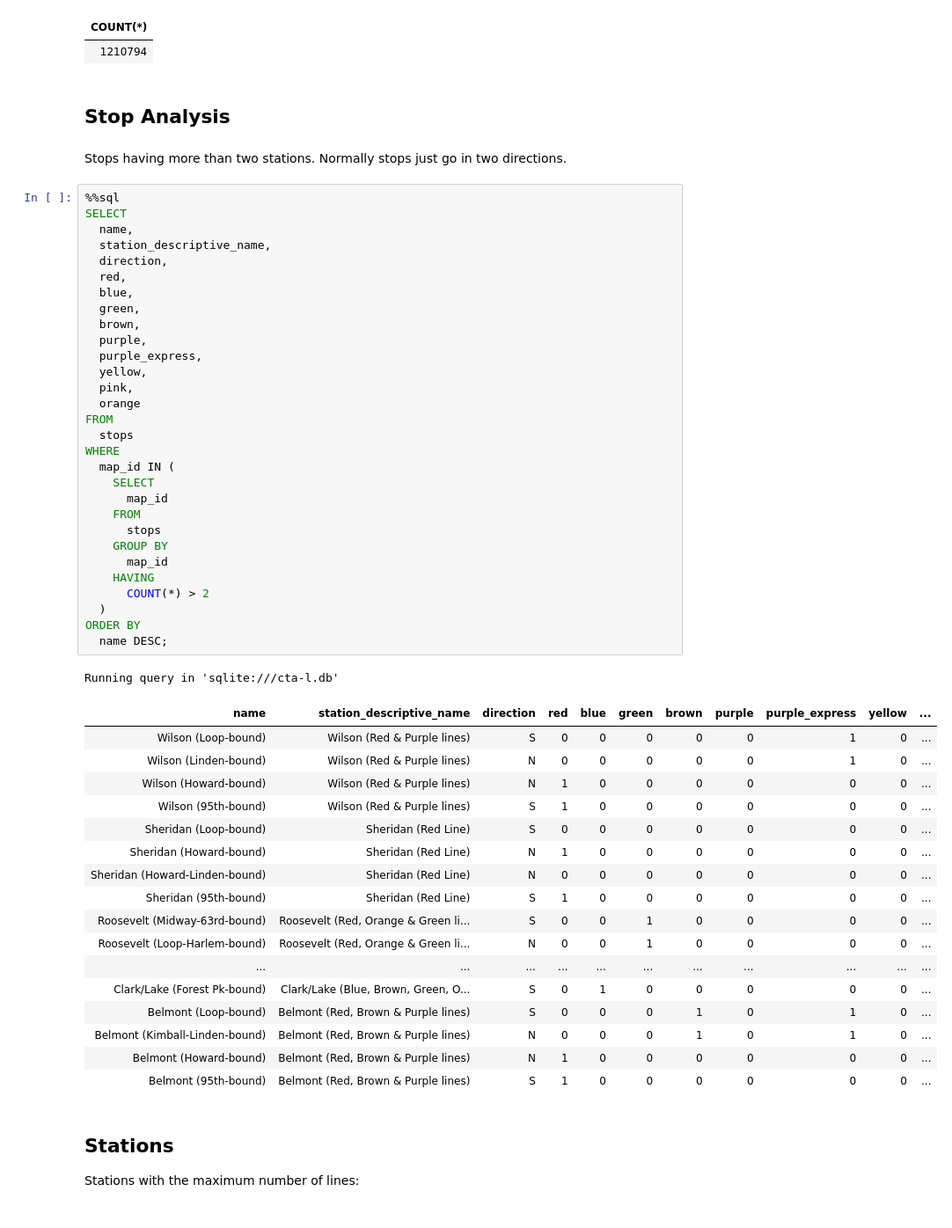
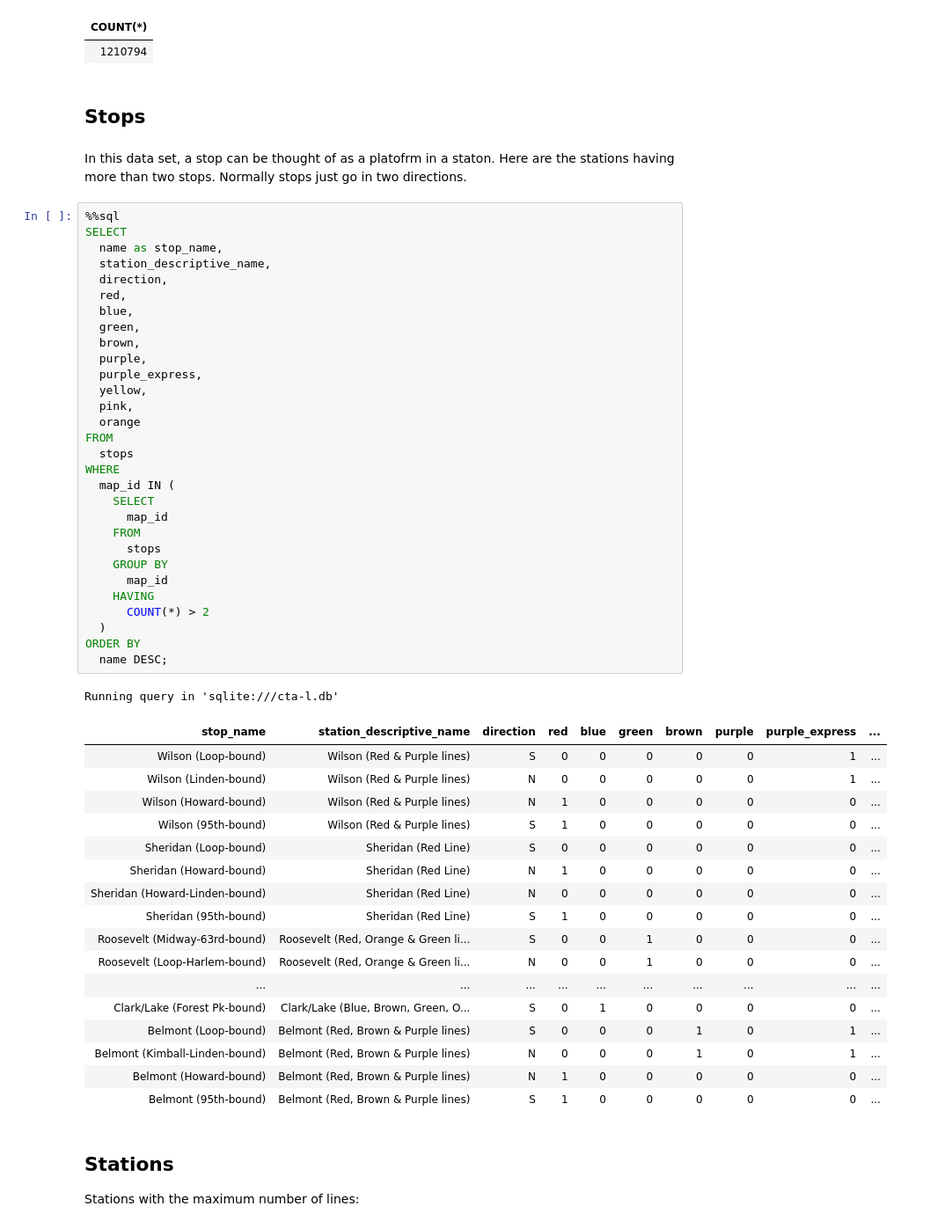
Before and after one commit to gerryster/transit-visualizations, a Jupyter notebook: data/cta-l/initial-analysis.ipynb, the cells around one changed output. Shown at 88% size. Saved outputs shown, nothing was run; the diff lists cells and outputs as text.

```diff
--- a/data/cta-l/initial-analysis.ipynb
+++ b/data/cta-l/initial-analysis.ipynb
@@ -38,58 +38,58 @@ Running query in 'sqlite:///cta-l.db'
 | COUNT(*) |
 | 1210794 |
 # %% [markdown]
-## Stop Analysis
+## Stops
 # %% [markdown]
-Stops having more than two stations. Normally stops just go in two directions.
+In this data set, a stop can be thought of as a platofrm in a staton. Here are the stations having more than two stops. Normally stops just go in two directions.
 # %%
 %%sql
 SELECT
-  name,
+  name as stop_name,
   station_descriptive_name,
   direction,
   red,
   blue,
   green,
   brown,
   purple,
   purple_express,
   yellow,
   pink,
   orange
 FROM
   stops
 WHERE
   map_id IN (
     SELECT
       map_id
     FROM
       stops
     GROUP BY
       map_id
     HAVING
       COUNT(*) > 2
   )
 ORDER BY
   name DESC;
 # %% [output]
 Running query in 'sqlite:///cta-l.db'
-| name | station_descriptive_name | direction | red | blue | green | brown | purple | purple_express | yellow | ... |
-| Wilson (Loop-bound) | Wilson (Red & Purple lines) | S | 0 | 0 | 0 | 0 | 0 | 1 | 0 | ... |
-| Wilson (Linden-bound) | Wilson (Red & Purple lines) | N | 0 | 0 | 0 | 0 | 0 | 1 | 0 | ... |
-| Wilson (Howard-bound) | Wilson (Red & Purple lines) | N | 1 | 0 | 0 | 0 | 0 | 0 | 0 | ... |
-| Wilson (95th-bound) | Wilson (Red & Purple lines) | S | 1 | 0 | 0 | 0 | 0 | 0 | 0 | ... |
-| Sheridan (Loop-bound) | Sheridan (Red Line) | S | 0 | 0 | 0 | 0 | 0 | 0 | 0 | ... |
-| Sheridan (Howard-bound) | Sheridan (Red Line) | N | 1 | 0 | 0 | 0 | 0 | 0 | 0 | ... |
-| Sheridan (Howard-Linden-bound) | Sheridan (Red Line) | N | 0 | 0 | 0 | 0 | 0 | 0 | 0 | ... |
-| Sheridan (95th-bound) | Sheridan (Red Line) | S | 1 | 0 | 0 | 0 | 0 | 0 | 0 | ... |
-| Roosevelt (Midway-63rd-bound) | Roosevelt (Red, Orange & Green li... | S | 0 | 0 | 1 | 0 | 0 | 0 | 0 | ... |
-| Roosevelt (Loop-Harlem-bound) | Roosevelt (Red, Orange & Green li... | N | 0 | 0 | 1 | 0 | 0 | 0 | 0 | ... |
-| ... | ... | ... | ... | ... | ... | ... | ... | ... | ... | ... |
-| Clark/Lake (Forest Pk-bound) | Clark/Lake (Blue, Brown, Green, O... | S | 0 | 1 | 0 | 0 | 0 | 0 | 0 | ... |
-| Belmont (Loop-bound) | Belmont (Red, Brown & Purple lines) | S | 0 | 0 | 0 | 1 | 0 | 1 | 0 | ... |
-| Belmont (Kimball-Linden-bound) | Belmont (Red, Brown & Purple lines) | N | 0 | 0 | 0 | 1 | 0 | 1 | 0 | ... |
-| Belmont (Howard-bound) | Belmont (Red, Brown & Purple lines) | N | 1 | 0 | 0 | 0 | 0 | 0 | 0 | ... |
-| Belmont (95th-bound) | Belmont (Red, Brown & Purple lines) | S | 1 | 0 | 0 | 0 | 0 | 0 | 0 | ... |
+| stop_name | station_descriptive_name | direction | red | blue | green | brown | purple | purple_express | ... |
+| Wilson (Loop-bound) | Wilson (Red & Purple lines) | S | 0 | 0 | 0 | 0 | 0 | 1 | ... |
+| Wilson (Linden-bound) | Wilson (Red & Purple lines) | N | 0 | 0 | 0 | 0 | 0 | 1 | ... |
+| Wilson (Howard-bound) | Wilson (Red & Purple lines) | N | 1 | 0 | 0 | 0 | 0 | 0 | ... |
+| Wilson (95th-bound) | Wilson (Red & Purple lines) | S | 1 | 0 | 0 | 0 | 0 | 0 | ... |
+| Sheridan (Loop-bound) | Sheridan (Red Line) | S | 0 | 0 | 0 | 0 | 0 | 0 | ... |
+| Sheridan (Howard-bound) | Sheridan (Red Line) | N | 1 | 0 | 0 | 0 | 0 | 0 | ... |
+| Sheridan (Howard-Linden-bound) | Sheridan (Red Line) | N | 0 | 0 | 0 | 0 | 0 | 0 | ... |
+| Sheridan (95th-bound) | Sheridan (Red Line) | S | 1 | 0 | 0 | 0 | 0 | 0 | ... |
+| Roosevelt (Midway-63rd-bound) | Roosevelt (Red, Orange & Green li... | S | 0 | 0 | 1 | 0 | 0 | 0 | ... |
+| Roosevelt (Loop-Harlem-bound) | Roosevelt (Red, Orange & Green li... | N | 0 | 0 | 1 | 0 | 0 | 0 | ... |
+| ... | ... | ... | ... | ... | ... | ... | ... | ... | ... |
+| Clark/Lake (Forest Pk-bound) | Clark/Lake (Blue, Brown, Green, O... | S | 0 | 1 | 0 | 0 | 0 | 0 | ... |
+| Belmont (Loop-bound) | Belmont (Red, Brown & Purple lines) | S | 0 | 0 | 0 | 1 | 0 | 1 | ... |
+| Belmont (Kimball-Linden-bound) | Belmont (Red, Brown & Purple lines) | N | 0 | 0 | 0 | 1 | 0 | 1 | ... |
+| Belmont (Howard-bound) | Belmont (Red, Brown & Purple lines) | N | 1 | 0 | 0 | 0 | 0 | 0 | ... |
+| Belmont (95th-bound) | Belmont (Red, Brown & Purple lines) | S | 1 | 0 | 0 | 0 | 0 | 0 | ... |
 # %% [markdown]
 ## Stations
 
```
Also changed, not shown: parts of 3 cells of this notebook.
